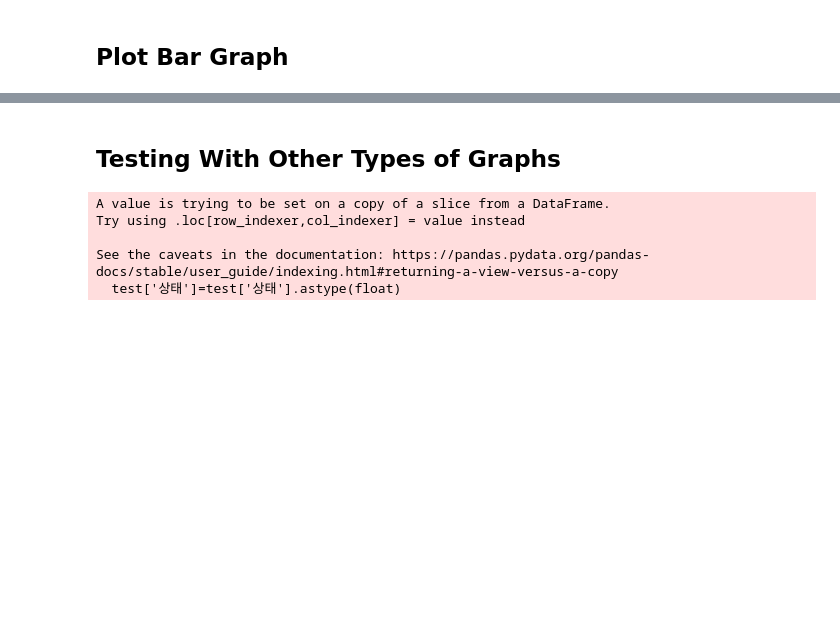
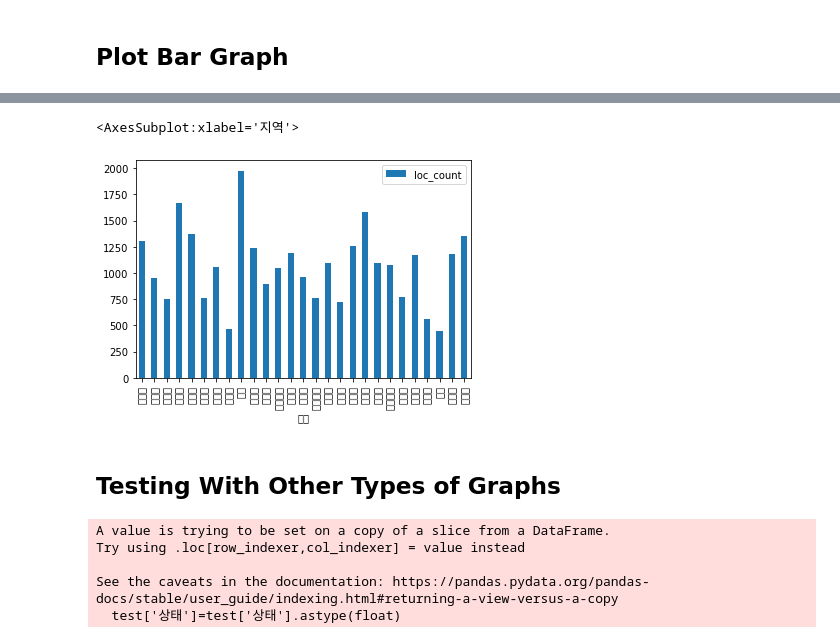
Before and after one commit to ajdeve/python, a Jupyter notebook: Review Pandas Using COVID-19 Seoul Data.ipynb, the cells around one changed output, grey strips where cells are left out. Cells and saved outputs as stored; diff of their text form; code cells hidden in the pictures; blank space fills up the shorter version.

```diff
--- a/Review Pandas Using COVID-19 Seoul Data.ipynb
+++ b/Review Pandas Using COVID-19 Seoul Data.ipynb
@@ -184,0 +185,5 @@ test2
+# %%
+groupby_loc = df.groupby('지역')
+groupby_loc.size()
+loc = pd.DataFrame({'loc_count': groupby_loc.size()})
+loc
@@ -194,3 +218,8 @@ test2.plot.bar()
+# %%
+loc.plot.bar()
+# %% [output]
+<AxesSubplot:xlabel='지역'>
+[figure, added]
 # %% [markdown]
 ## Testing With Other Types of Graphs
 # %%
```
Also changed, not shown: parts of 7 cells of this notebook.
